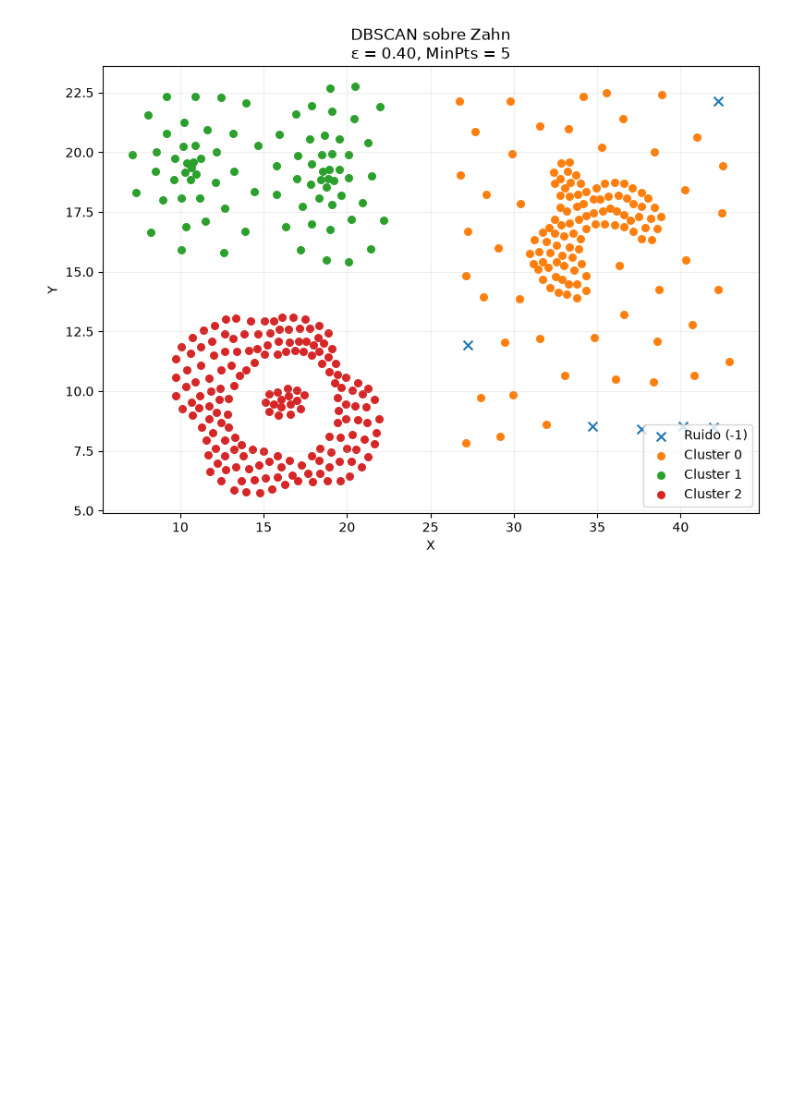
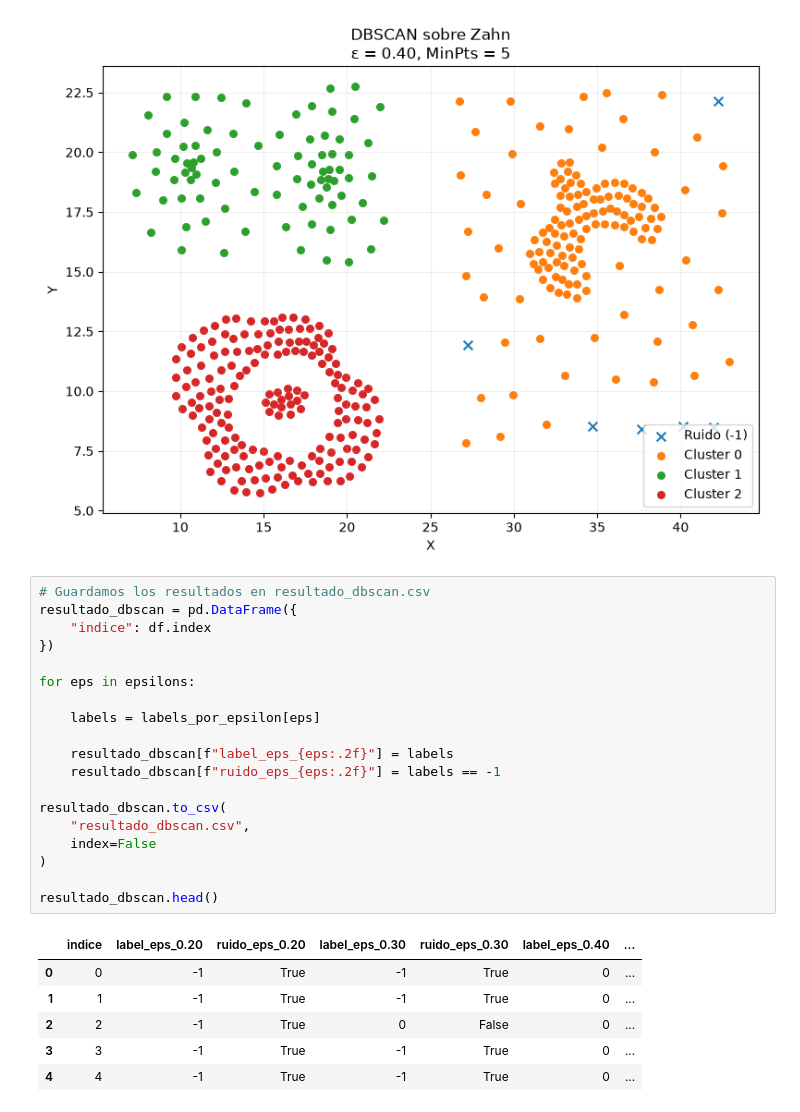
Before and after one commit to Jrgels/DBSCAN, a Jupyter notebook: DBSCAN.ipynb, the cells around one changed output. Cells and saved outputs as stored; diff of their text form; blank space fills up the shorter version.

```diff
--- a/DBSCAN.ipynb
+++ b/DBSCAN.ipynb
@@ -133,3 +133,29 @@ for eps in epsilons:
 [figure]
 [figure]
 [figure]
+# %%
+# Guardamos los resultados en resultado_dbscan.csv
+resultado_dbscan = pd.DataFrame({
+    "indice": df.index
+})
+
+for eps in epsilons:
+
+    labels = labels_por_epsilon[eps]
+
+    resultado_dbscan[f"label_eps_{eps:.2f}"] = labels
+    resultado_dbscan[f"ruido_eps_{eps:.2f}"] = labels == -1
+
+resultado_dbscan.to_csv(
+    "resultado_dbscan.csv",
+    index=False
+)
+
+resultado_dbscan.head()
+# %% [output]
+|  | indice | label_eps_0.20 | ruido_eps_0.20 | label_eps_0.30 | ruido_eps_0.30 | label_eps_0.40 | ... |
+| 0 | 0 | -1 | True | -1 | True | 0 | ... |
+| 1 | 1 | -1 | True | -1 | True | 0 | ... |
+| 2 | 2 | -1 | True | 0 | False | 0 | ... |
+| 3 | 3 | -1 | True | -1 | True | 0 | ... |
+| 4 | 4 | -1 | True | -1 | True | 0 | ... |
```
Also changed, not shown: 4 other files.
